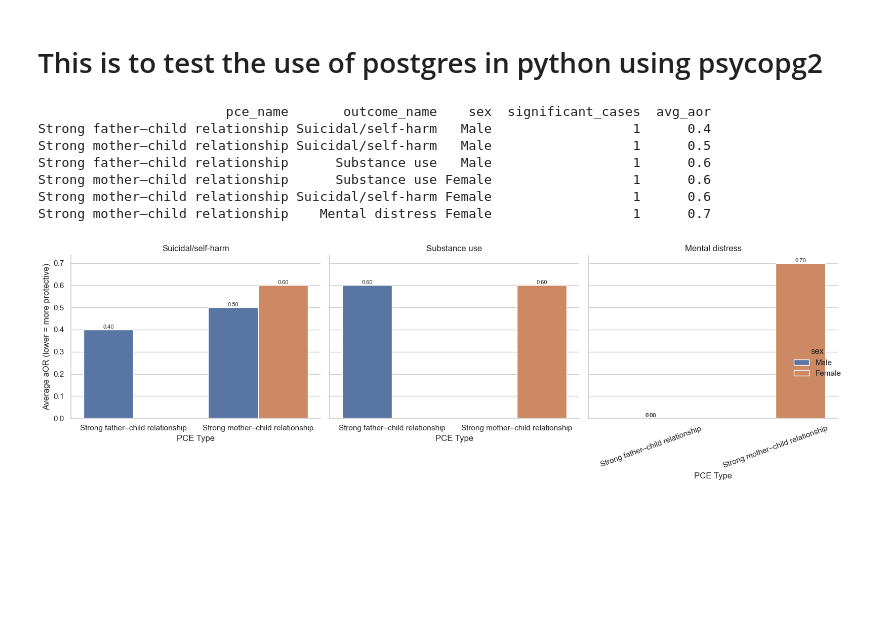
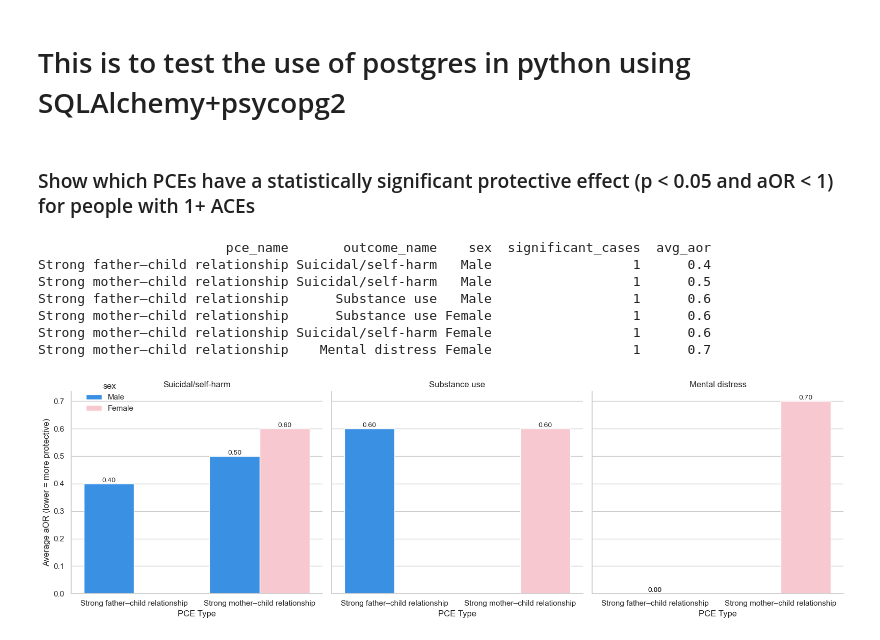
Before and after one commit to Nash-254/ACE-Insight, a Jupyter notebook: notebooks/postgres_test.ipynb, the cells around one changed output. Cells and saved outputs as stored; diff of their text form; code cells hidden in the pictures; blank space fills up the shorter version.

```diff
--- a/notebooks/postgres_test.ipynb
+++ b/notebooks/postgres_test.ipynb
@@ -1,5 +5,5 @@
 # %% [markdown]
-# This is to test the use of postgres in python using psycopg2
+# This is to test the use of postgres in python using SQLAlchemy+psycopg2
 # %%
 import pandas as pd
 import matplotlib.pyplot as plt
@@ -8,4 +11,6 @@ import psycopg2
 from sqlalchemy import create_engine
 
 engine = create_engine("postgresql+psycopg2://postgres:postgres@localhost:5432/ace_insight")
+# %% [markdown]
+### Show which PCEs have a statistically significant protective effect (p < 0.05 and aOR < 1) for people with 1+ ACEs
 # %%
@@ -43,34 +46,44 @@ Strong mother–child relationship    Mental distress Female                  1
 # %%
 # -----------------------------
 # 2. Plot settings
 # -----------------------------
 sns.set(style="whitegrid")
+
+custom_palette = {
+    "Male": "#1E90FF",    # blue
+    "Female": "#ffc0cb"   # pink
+}
 
 g = sns.catplot(   #This creates a separate subplot (facet) for each unique outcome_name
     data=df,
     kind="bar",
     x="pce_name",
     y="avg_aor",
     hue="sex",
     col="outcome_name",
     height=5,
-    aspect=1.0
+    aspect=1.0,
+    palette=custom_palette
 )
 
 # Add value labels for avg_aor + significant_cases
 for ax in g.axes.flat:
     for p in ax.patches:
         height = p.get_height()
         ax.annotate(f'{height:.2f}',
                     (p.get_x() + p.get_width() / 2., height),
-                    ha='center', va='bottom', fontsize=8)
+                    ha='center', va='bottom', fontsize=10)
 
 # Axis & title formatting
 g.set_axis_labels("PCE Type", "Average aOR (lower = more protective)")
 g.set_titles("{col_name}")
-plt.xticks(rotation=20)
-plt.tight_layout()
+plt.xticks(rotation=0)
+plt.tight_layout()  # Adjust padding for better spacing
+
+# Move legend to top left
+g._legend.set_bbox_to_anchor((0.05, 0.97))  # (x, y) coordinates in figure space
+g._legend.set_loc("upper left")
 
 plt.show()
 # %% [output]
-[figure, old version]
+[figure, new version]
```
Also changed, not shown: parts of 4 cells of this notebook, 1 other file.
